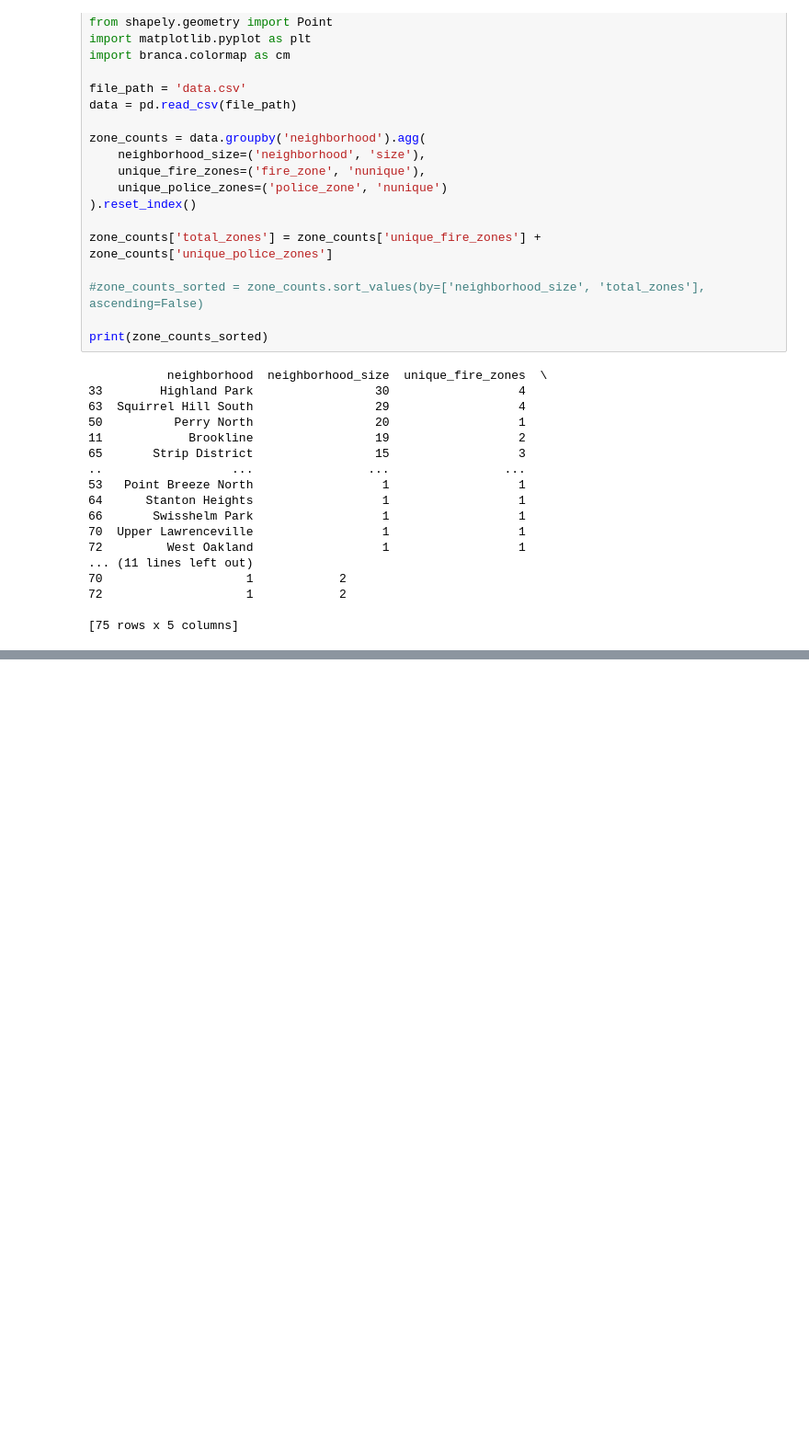
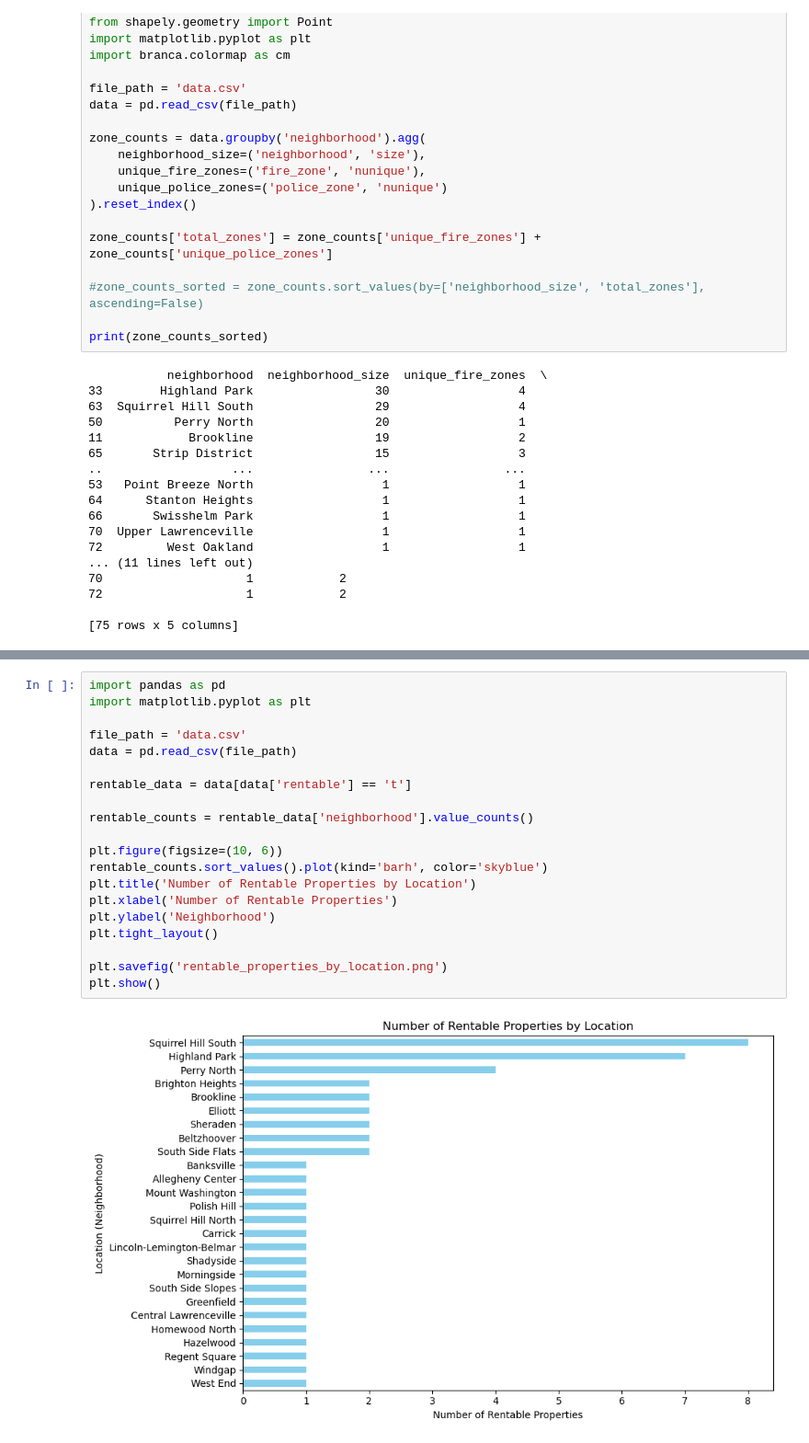
Before and after one commit to TyM022/Final-Project, a Jupyter notebook: tnm38notebook.ipynb, the cells around one changed output, grey strips where cells are left out. Shown at 92% size. Cells and saved outputs as stored; diff of their text form; blank space fills up the shorter version.

```diff
--- a/tnm38notebook.ipynb
+++ b/tnm38notebook.ipynb
@@ -169,0 +180,22 @@ This small chart just is able to show that Highland Park is larger than Squirrel
+# %%
+import pandas as pd
+import matplotlib.pyplot as plt
+
+file_path = 'data.csv'
+data = pd.read_csv(file_path)
+
+rentable_data = data[data['rentable'] == 't']
+
+rentable_counts = rentable_data['neighborhood'].value_counts()
+
+plt.figure(figsize=(10, 6))
+rentable_counts.sort_values().plot(kind='barh', color='skyblue')
+plt.title('Number of Rentable Properties by Location')
+plt.xlabel('Number of Rentable Properties')
+plt.ylabel('Neighborhood')
+plt.tight_layout()
+
+plt.savefig('rentable_properties_by_location.png')
+plt.show()
+# %% [output]
+[figure, added]
```
Also changed, not shown: parts of 8 cells of this notebook.
